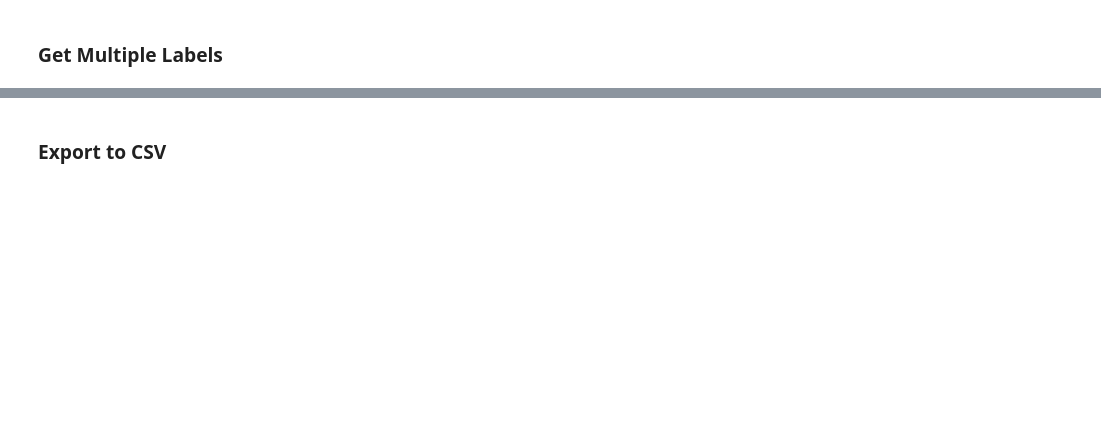
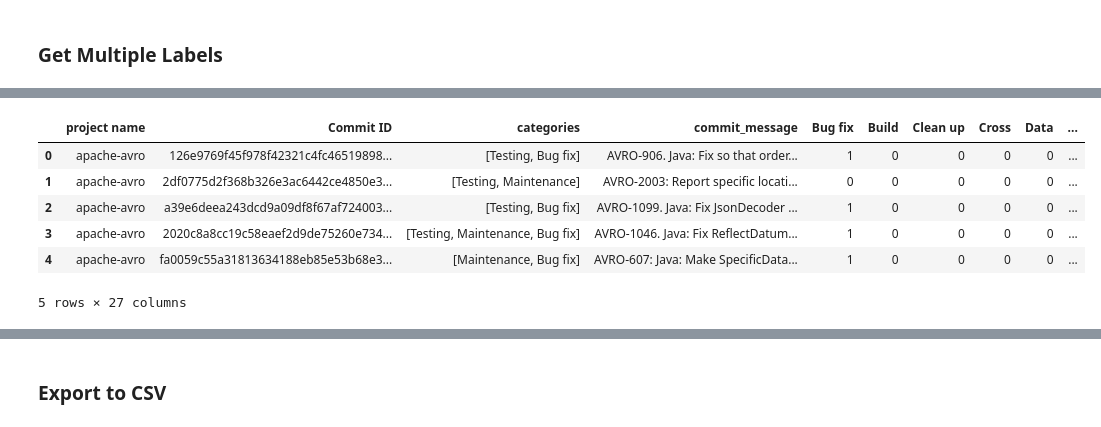
Before and after one commit to sitaomin1994/Automatic-Code-Change-Classification, a Jupyter notebook: Create Dataset.ipynb, the cells around one changed output, grey strips where cells are left out. Cells and saved outputs as stored; diff of their text form; code cells hidden in the pictures; blank space fills up the shorter version.

```diff
--- a/Create Dataset.ipynb
+++ b/Create Dataset.ipynb
@@ -105,0 +127,33 @@ df.head()
+# %%
+from sklearn.preprocessing import MultiLabelBinarizer
+
+def generate_binary_features(df):
+
+    # get tags count
+    tags_counts = Counter()
+    for tags in df['categories'].values:
+        for tag in list(tags):
+            tags_counts[tag] += 1
+
+    # binarilization tags（multilabels）
+    y = df['categories'].values
+    mlb = MultiLabelBinarizer(classes=sorted(tags_counts.keys()))
+    y_new = mlb.fit_transform(y)
+
+    # add binary features to dataframe
+    target_columns = mlb.classes
+    for index, item in enumerate(target_columns):
+        df[item] = y_new[:, index]
+
+    return df
+
+df = generate_binary_features(df)
+df.head()
+# %% [output]
+|  | project name | Commit ID | categories | commit_message | Bug fix | Build | Clean up | Cross | Data | ... |
+| 0 | apache-avro | 126e9769f45f978f42321c4fc46519898... | [Testing, Bug fix] | AVRO-906. Java: Fix so that order... | 1 | 0 | 0 | 0 | 0 | ... |
+| 1 | apache-avro | 2df0775d2f368b326e3ac6442ce4850e3... | [Testing, Maintenance] | AVRO-2003: Report specific locati... | 0 | 0 | 0 | 0 | 0 | ... |
+| 2 | apache-avro | a39e6deea243dcd9a09df8f67af724003... | [Testing, Bug fix] | AVRO-1099. Java: Fix JsonDecoder ... | 1 | 0 | 0 | 0 | 0 | ... |
+| 3 | apache-avro | 2020c8a8cc19c58eaef2d9de75260e734... | [Testing, Maintenance, Bug fix] | AVRO-1046. Java: Fix ReflectDatum... | 1 | 0 | 0 | 0 | 0 | ... |
+| 4 | apache-avro | fa0059c55a31813634188eb85e53b68e3... | [Maintenance, Bug fix] | AVRO-607: Java: Make SpecificData... | 1 | 0 | 0 | 0 | 0 | ... |
+5 rows × 27 columns
```
Also changed, not shown: parts of 14 cells of this notebook, 1 other file.
